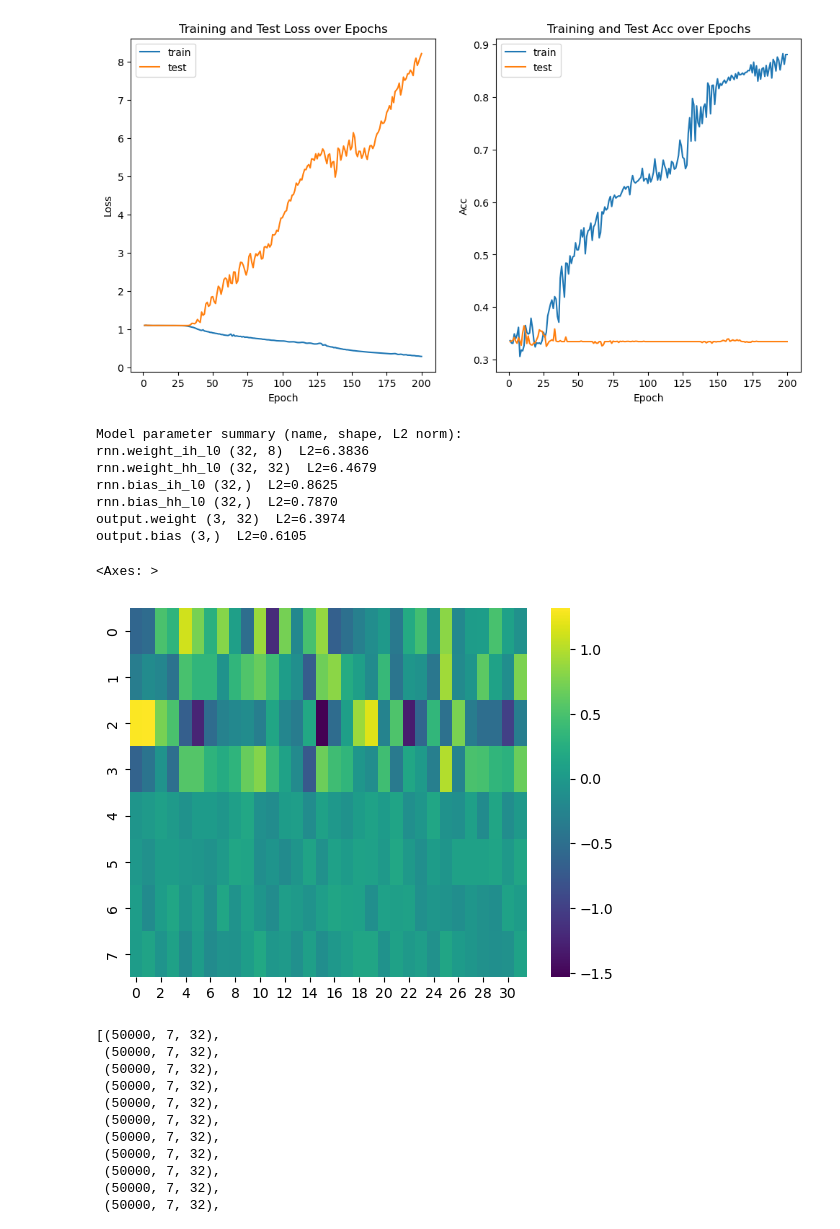
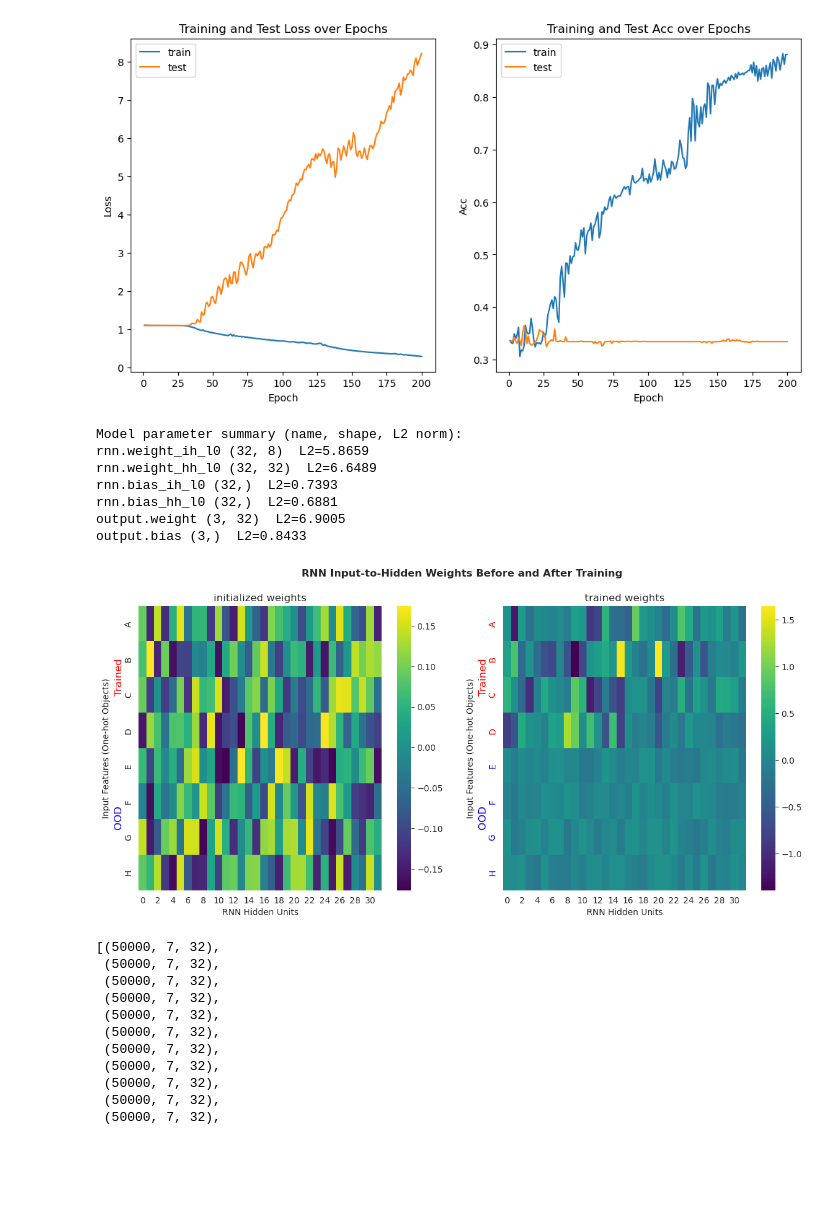
Before and after one commit to mosorio/saccades, a Jupyter notebook: test_simpleRNN.ipynb, the cells around one changed output. Drawn from its saved outputs; the diff is of its cells as text; code cells hidden in the pictures; blank space fills up the shorter version.

```diff
--- a/test_simpleRNN.ipynb
+++ b/test_simpleRNN.ipynb
@@ -184,6 +272,7 @@ class CountMinRNN(nn.Module):
 
         return out_seq, last_logits, rnn_out_padded
 # %%
+from copy import deepcopy
 # Build loaders
 x_train, lengths_train, y_train = data_loader(training_dataset)
 x_test, lengths_test, y_test = data_loader(test_dataset)
@@ -204,6 +293,11 @@ save_every = 1 # epochs
 model = CountMinRNN(input_size=input_size, output_size=output_size,
                     hidden_size=hidden_size, num_layers=num_layers,
                     rnn_type='rnn', activation='sigmoid').to(device)
+init_weights = {}
+print("\nModel parameter summary (name, shape, L2 norm):")
+for name, p in model.named_parameters():
+    print(f"{name} {tuple(p.shape)}  L2={p.detach().cpu().norm().item():.4f}")
+    init_weights[name] = p.detach().cpu().clone()
 
 # Choose loss according to output type
 if output_size > 1:
@@ -334,17 +428,34 @@ for name, p in model.named_parameters():
     model_weights[name] = p.detach().cpu().numpy()
 # %% [output]
 Model parameter summary (name, shape, L2 norm):
-rnn.weight_ih_l0 (32, 8)  L2=6.3836
-rnn.weight_hh_l0 (32, 32)  L2=6.4679
-rnn.bias_ih_l0 (32,)  L2=0.8625
-rnn.bias_hh_l0 (32,)  L2=0.7870
-output.weight (3, 32)  L2=6.3974
-output.bias (3,)  L2=0.6105
+rnn.weight_ih_l0 (32, 8)  L2=5.8659
+rnn.weight_hh_l0 (32, 32)  L2=6.6489
+rnn.bias_ih_l0 (32,)  L2=0.7393
+rnn.bias_hh_l0 (32,)  L2=0.6881
+output.weight (3, 32)  L2=6.9005
+output.bias (3,)  L2=0.8433
 # %%
-sns.heatmap(model_weights['rnn.weight_ih_l0'].T, cmap='viridis')
+fig, axes = plt.subplots(1,2, figsize=(14,6))
+for i, (mname,mw) in enumerate(zip(["initialized weights", "trained weights"],[init_weights, model_weights])):
+    ax = axes[i]
+    sns.heatmap(mw['rnn.weight_ih_l0'].T, cmap='viridis',
+                yticklabels=['A','B','C','D','E','F','G','H'],
+                ax = ax)
+    ax.set_xlabel('RNN Hidden Units')
+    ax.set_ylabel('Input Features (One-hot Objects)\n  ')
+    ax.set_title(mname)
+    # Color each y-tick label
+    for ticklabel, color in zip(plt.gca().get_yticklabels(), ['red']*4 + ['blue']*4):
+        ticklabel.set_color(color)
+    ax.text(-0.08, 0.75, 'Trained', color='red', fontsize=12,
+            ha='center', va='center', rotation='vertical', transform=ax.transAxes)
+    ax.text(-0.08, 0.25, ' OOD', color='blue', fontsize=12,
+            ha='center', va='center', rotation='vertical', transform=ax.transAxes)
+
+fig.suptitle('RNN Input-to-Hidden Weights Before and After Training', fontsize=12, weight='bold')
+plt.show()
 # %% [output]
-<Axes: >
-[figure, old version]
+[figure, new version]
 # %%
 [x.shape for x in train_results['hidden_activations']]
 # %% [output]
```
Also changed, not shown: parts of 4 cells of this notebook.
